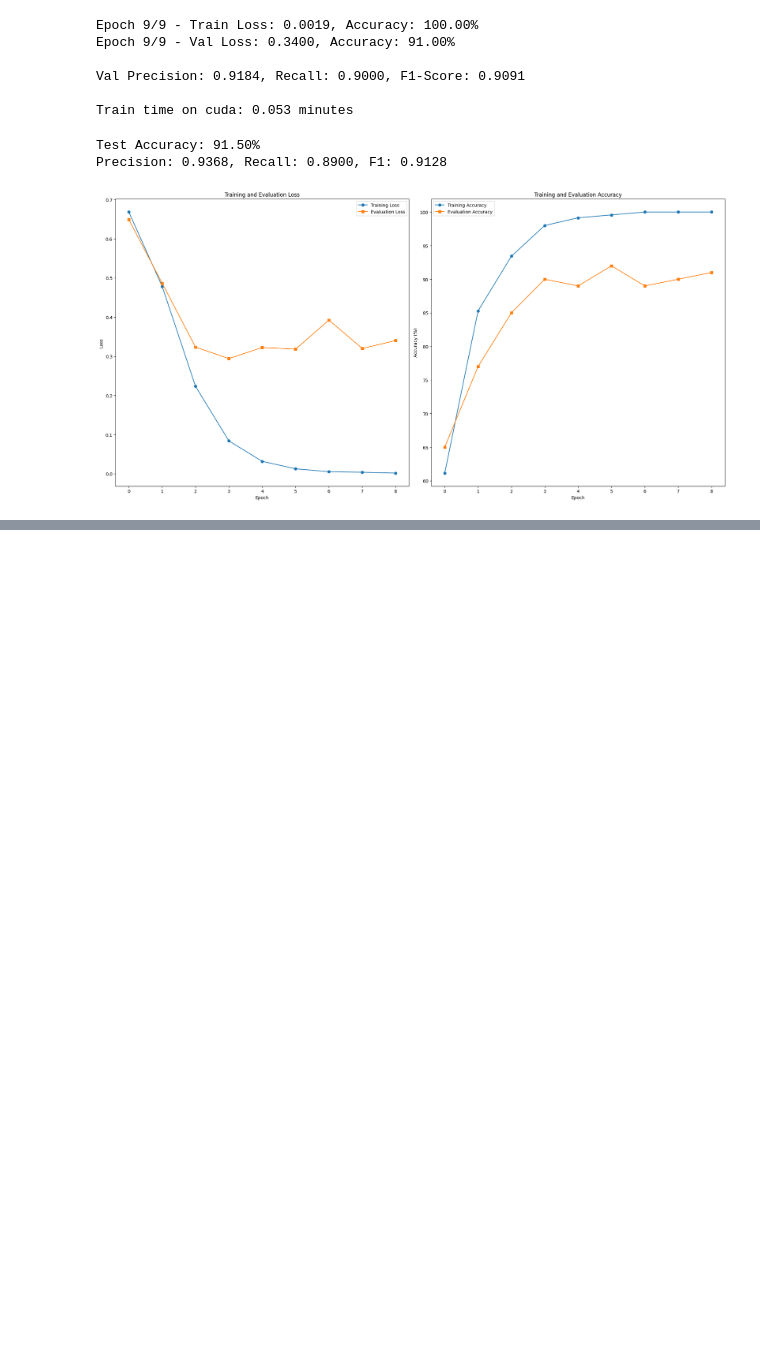
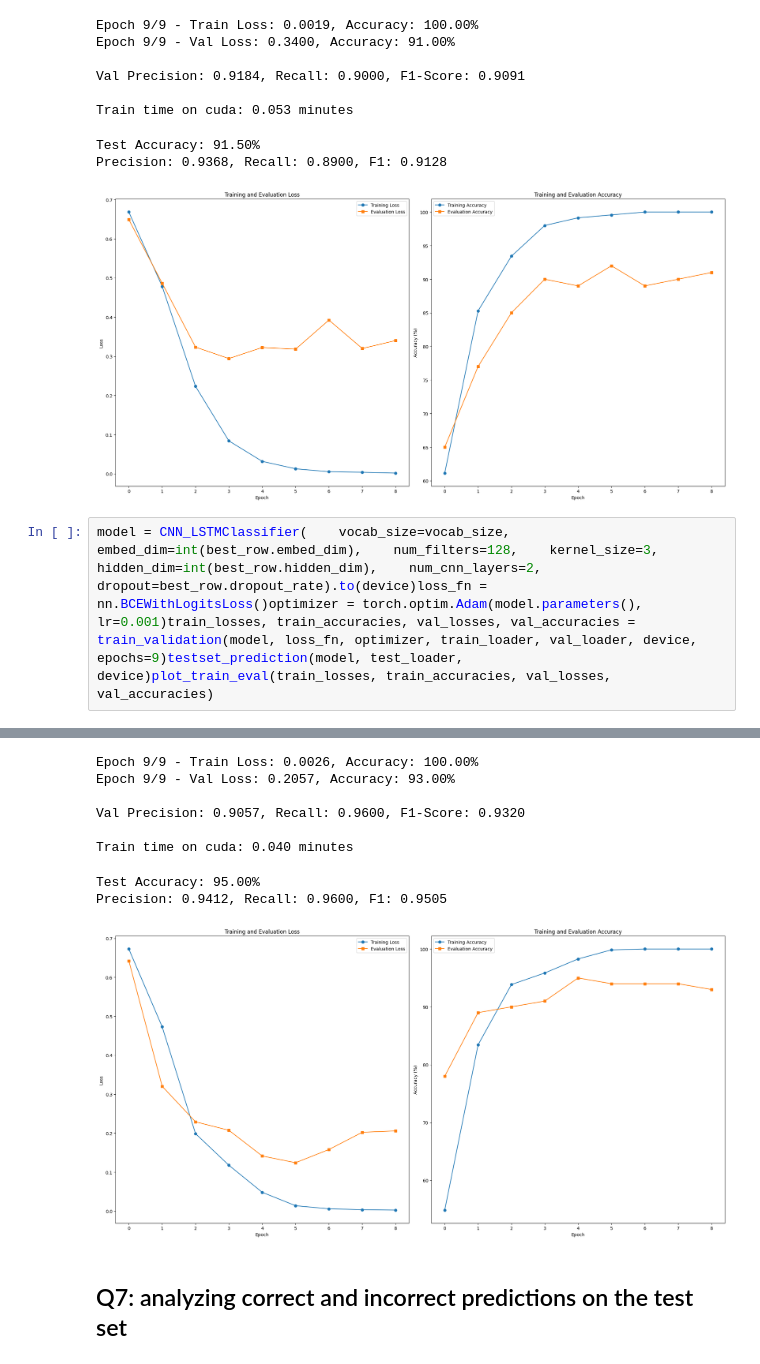
Before and after one commit to MSadegh-Eft/rnn-email-classification-ann, a Jupyter notebook: main.ipynb, the cells around one changed output, grey strips where cells are left out. Saved outputs shown, nothing was run; the diff lists cells and outputs as text; blank space fills up the shorter version.

```diff
--- a/main.ipynb
+++ b/main.ipynb
@@ -303,3 +303,6 @@ Train time on cuda: 0.053 minutes
 Test Accuracy: 91.50%
 Precision: 0.9368, Recall: 0.8900, F1: 0.9128
 [figure]
+# %%
+model = CNN_LSTMClassifier(    vocab_size=vocab_size,    embed_dim=int(best_row.embed_dim),    num_filters=128,    kernel_size=3,    hidden_dim=int(best_row.hidden_dim),    num_cnn_layers=2,    dropout=best_row.dropout_rate).to(device)loss_fn = nn.BCEWithLogitsLoss()optimizer = torch.optim.Adam(model.parameters(), lr=0.001)train_losses, train_accuracies, val_losses, val_accuracies = train_validation(model, loss_fn, optimizer, train_loader, val_loader, device, epochs=9)testset_prediction(model, test_loader, device)plot_train_eval(train_losses, train_accuracies, val_losses, val_accuracies)
+# %% [output]
@@ -305,0 +325,11 @@ Precision: 0.9368, Recall: 0.8900, F1: 0.9128
+Epoch 9/9 - Train Loss: 0.0026, Accuracy: 100.00%
+Epoch 9/9 - Val Loss: 0.2057, Accuracy: 93.00%
+
+Val Precision: 0.9057, Recall: 0.9600, F1-Score: 0.9320
+
+Train time on cuda: 0.040 minutes
+Test Accuracy: 95.00%
+Precision: 0.9412, Recall: 0.9600, F1: 0.9505
+[figure, added]
+# %% [markdown]
+## Q7: analyzing correct and incorrect predictions on the test set
```
Also changed, not shown: parts of 2 cells of this notebook, 3 other files.
